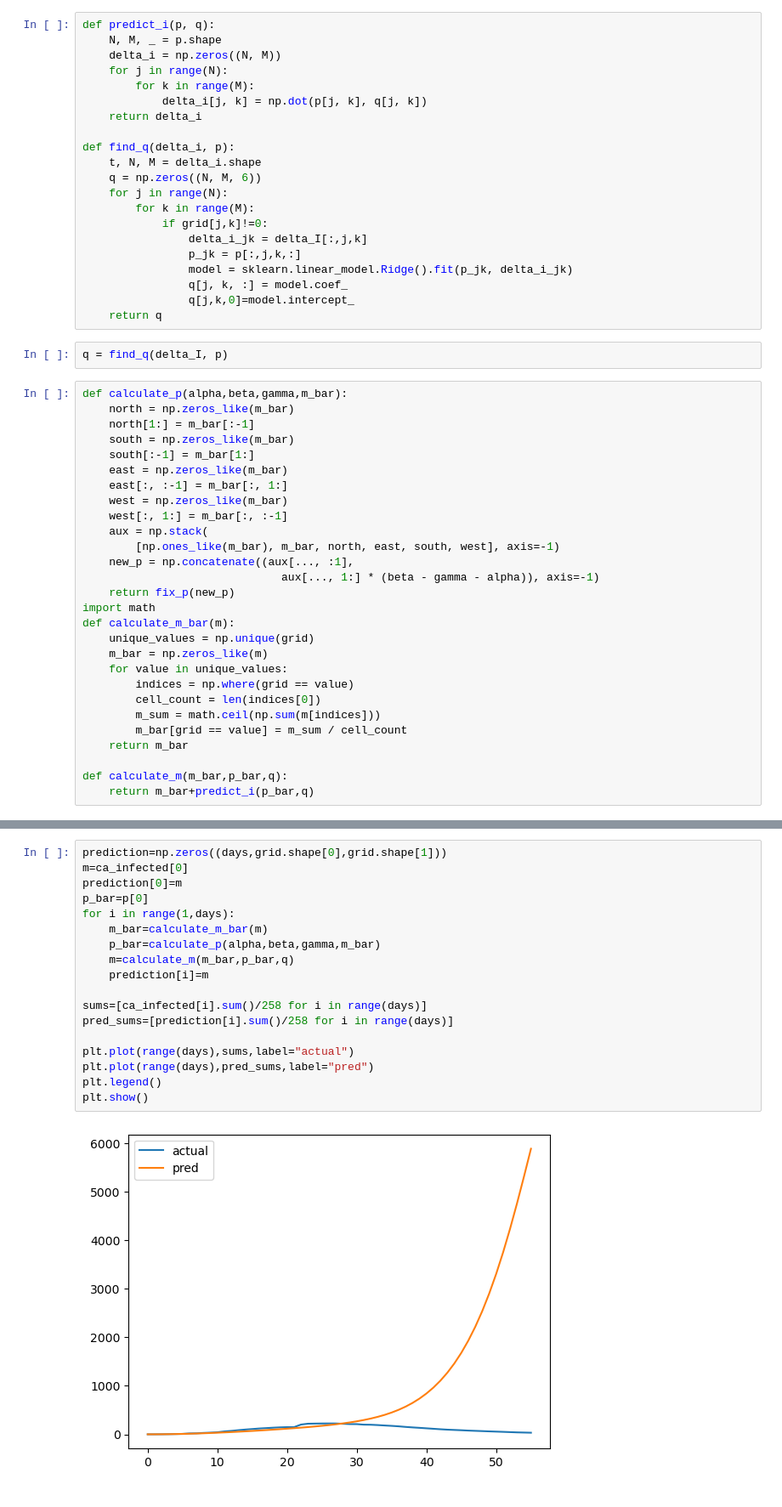
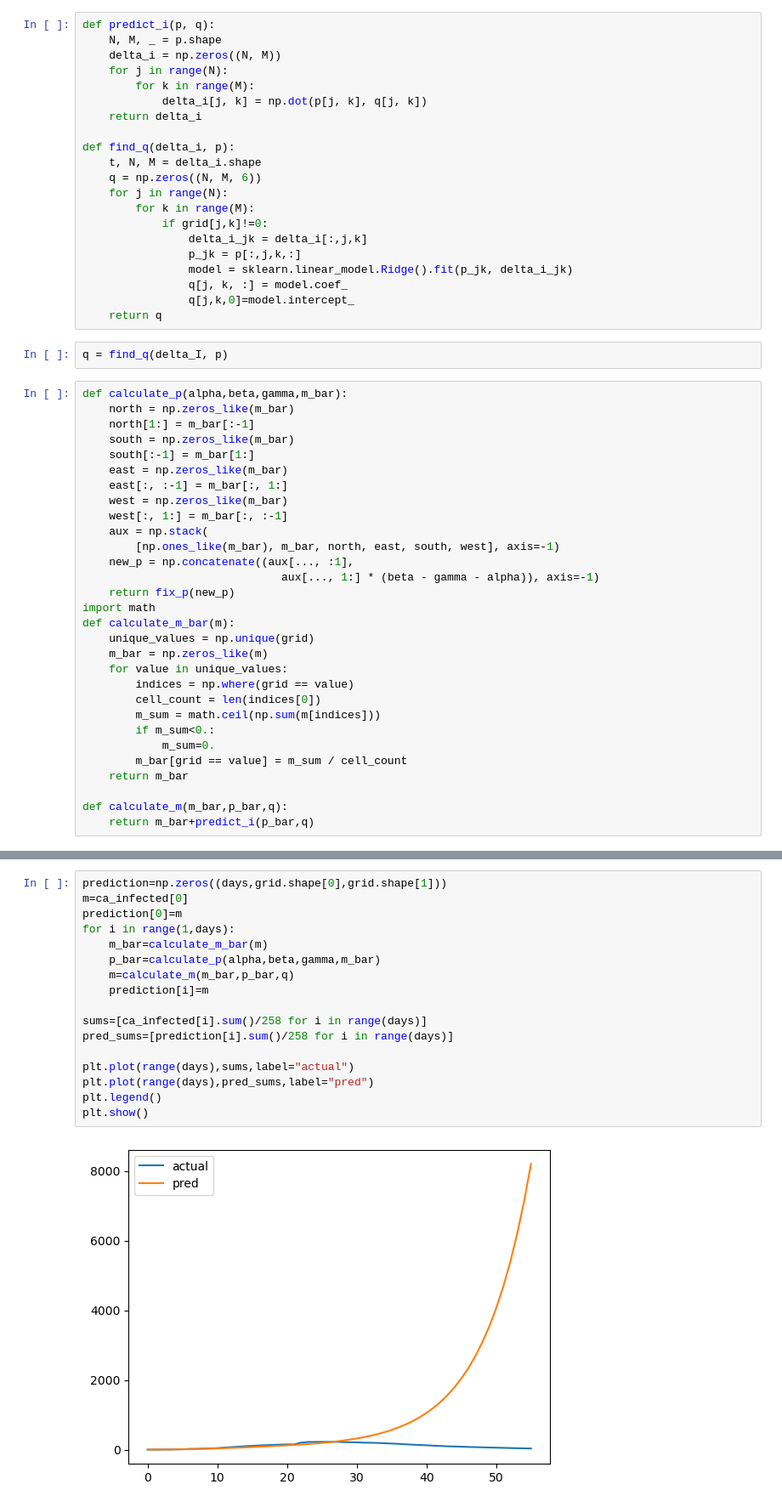
Before and after one commit to IvanRares/Licenta, a Jupyter notebook: Implementare.ipynb, the cells around one changed output, grey strips where cells are left out. Shown: that part at 85% size. Drawn from its saved outputs; the diff is of its cells as text.

```diff
--- a/Implementare.ipynb
+++ b/Implementare.ipynb
@@ -219,7 +219,7 @@ def find_q(delta_i, p):
     for j in range(N):
         for k in range(M):
             if grid[j,k]!=0:
-                delta_i_jk = delta_I[:,j,k]
+                delta_i_jk = delta_i[:,j,k]
                 p_jk = p[:,j,k,:]
                 model = sklearn.linear_model.Ridge().fit(p_jk, delta_i_jk)
                 q[j, k, :] = model.coef_
@@ -250,6 +250,8 @@ def calculate_m_bar(m):
         indices = np.where(grid == value)
         cell_count = len(indices[0])
         m_sum = math.ceil(np.sum(m[indices]))
+        if m_sum<0.:
+            m_sum=0.
         m_bar[grid == value] = m_sum / cell_count
     return m_bar
 
@@ -276,23 +278,22 @@ plt.show()
 # %%
 prediction=np.zeros((days,grid.shape[0],grid.shape[1]))
 m=ca_infected[0]
 prediction[0]=m
-p_bar=p[0]
 for i in range(1,days):
     m_bar=calculate_m_bar(m)
     p_bar=calculate_p(alpha,beta,gamma,m_bar)
     m=calculate_m(m_bar,p_bar,q)
     prediction[i]=m
 
 sums=[ca_infected[i].sum()/258 for i in range(days)]
 pred_sums=[prediction[i].sum()/258 for i in range(days)]
 
 plt.plot(range(days),sums,label="actual")
 plt.plot(range(days),pred_sums,label="pred")
 plt.legend()
 plt.show()
 # %% [output]
-[figure, old version]
+[figure, new version]
 # %%
 actual=calculate_ca(prediction_days,grid,test_infected)
 prediction=np.zeros((prediction_days,grid.shape[0],grid.shape[1]))
```
Also changed, not shown: parts of 5 cells of this notebook.
